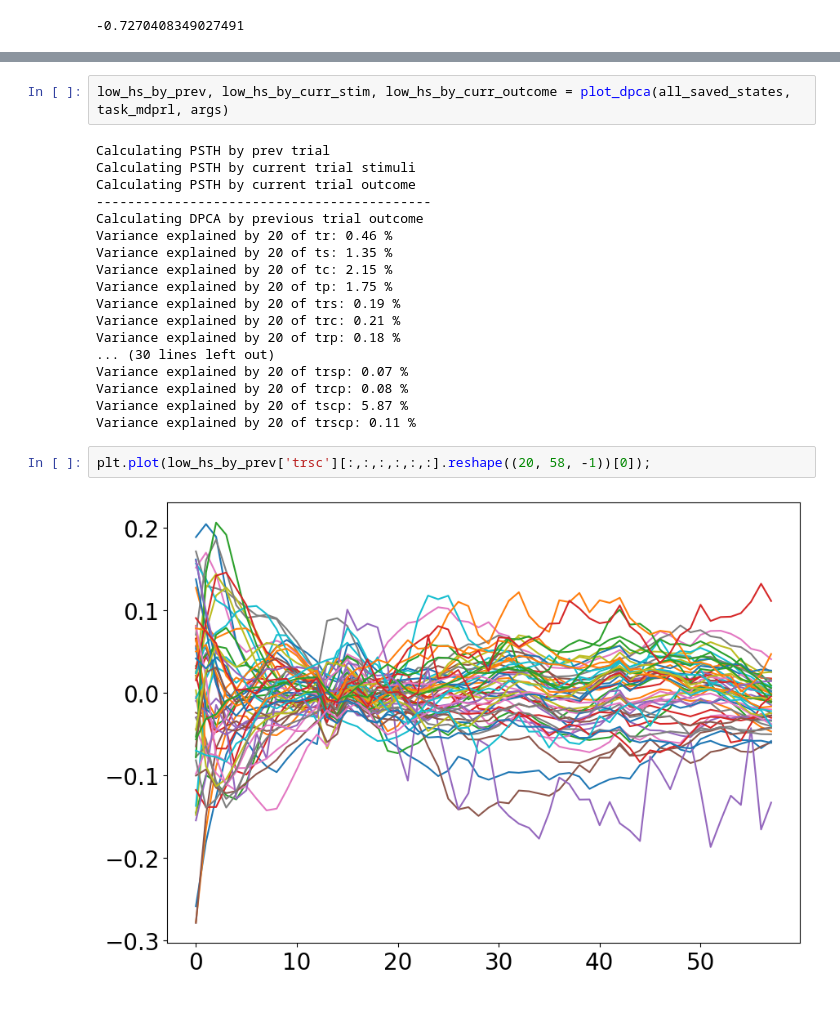
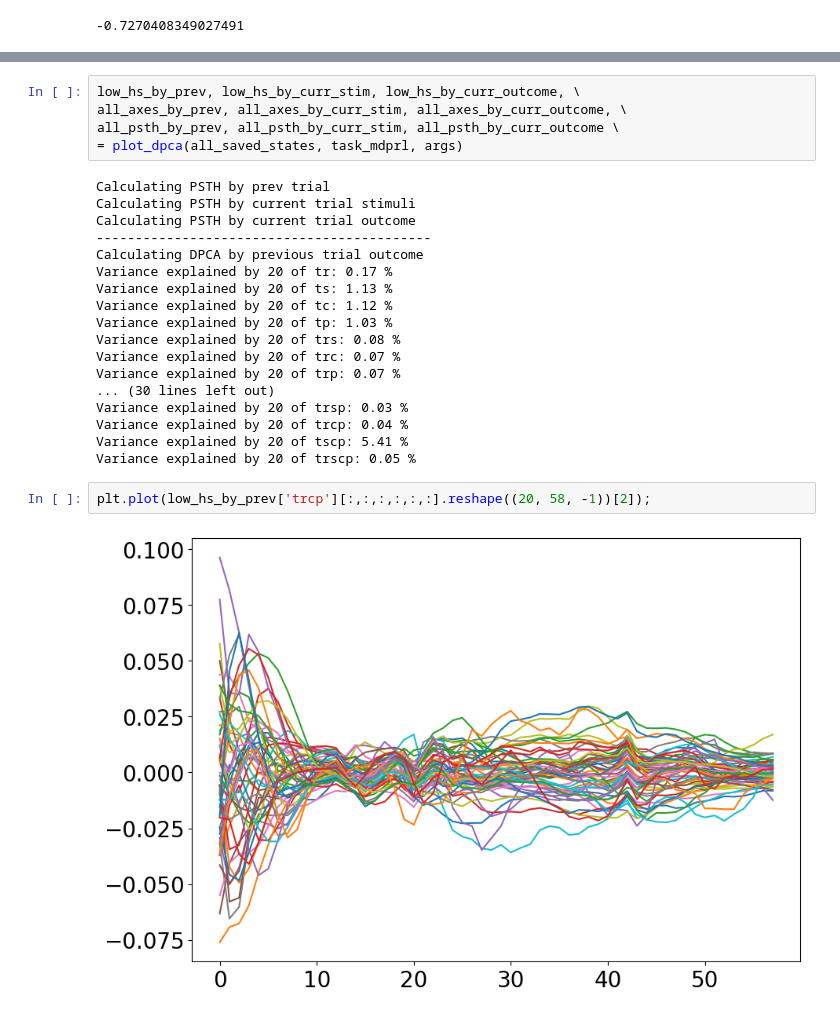
Before and after one commit to slenderham/Attn-WM-RNN, a Jupyter notebook: rnn/plot_main.ipynb, the cells around one changed output, grey strips where cells are left out. Drawn from its saved outputs; the diff is of its cells as text.

```diff
--- a/rnn/plot_main.ipynb
+++ b/rnn/plot_main.ipynb
@@ -1072,24 +999,27 @@ def plot_dpca(all_saved_states, task_mdprl, args):
 # %%
-low_hs_by_prev, low_hs_by_curr_stim, low_hs_by_curr_outcome = plot_dpca(all_saved_states, task_mdprl, args)
+low_hs_by_prev, low_hs_by_curr_stim, low_hs_by_curr_outcome, \
+all_axes_by_prev, all_axes_by_curr_stim, all_axes_by_curr_outcome, \
+all_psth_by_prev, all_psth_by_curr_stim, all_psth_by_curr_outcome \
+= plot_dpca(all_saved_states, task_mdprl, args)
 # %% [output]
 Calculating PSTH by prev trial
 Calculating PSTH by current trial stimuli
 Calculating PSTH by current trial outcome
 -------------------------------------------
 Calculating DPCA by previous trial outcome
-Variance explained by 20 of tr: 0.46 %
-Variance explained by 20 of ts: 1.35 %
-Variance explained by 20 of tc: 2.15 %
-Variance explained by 20 of tp: 1.75 %
-Variance explained by 20 of trs: 0.19 %
-Variance explained by 20 of trc: 0.21 %
-Variance explained by 20 of trp: 0.18 %
+Variance explained by 20 of tr: 0.17 %
+Variance explained by 20 of ts: 1.13 %
+Variance explained by 20 of tc: 1.12 %
+Variance explained by 20 of tp: 1.03 %
+Variance explained by 20 of trs: 0.08 %
+Variance explained by 20 of trc: 0.07 %
+Variance explained by 20 of trp: 0.07 %
 ... (30 lines left out)
-Variance explained by 20 of trsp: 0.07 %
-Variance explained by 20 of trcp: 0.08 %
-Variance explained by 20 of tscp: 5.87 %
-Variance explained by 20 of trscp: 0.11 %
+Variance explained by 20 of trsp: 0.03 %
+Variance explained by 20 of trcp: 0.04 %
+Variance explained by 20 of tscp: 5.41 %
+Variance explained by 20 of trscp: 0.05 %
 # %%
-plt.plot(low_hs_by_prev['trsc'][:,:,:,:,:,:].reshape((20, 58, -1))[0]);
+plt.plot(low_hs_by_prev['trcp'][:,:,:,:,:,:].reshape((20, 58, -1))[2]);
 # %% [output]
-[figure, old version]
+[figure, new version]
```
Also changed, not shown: parts of 32 cells of this notebook, 4 other files.
